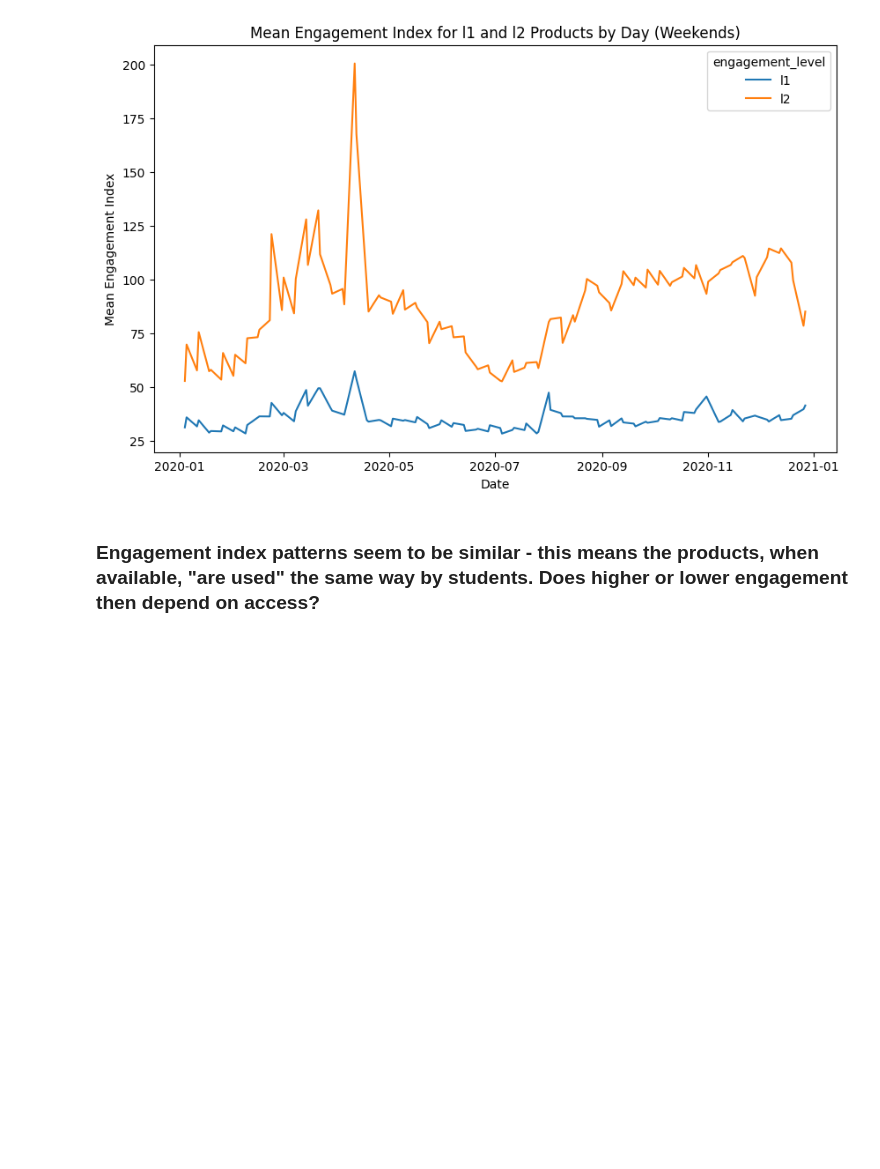
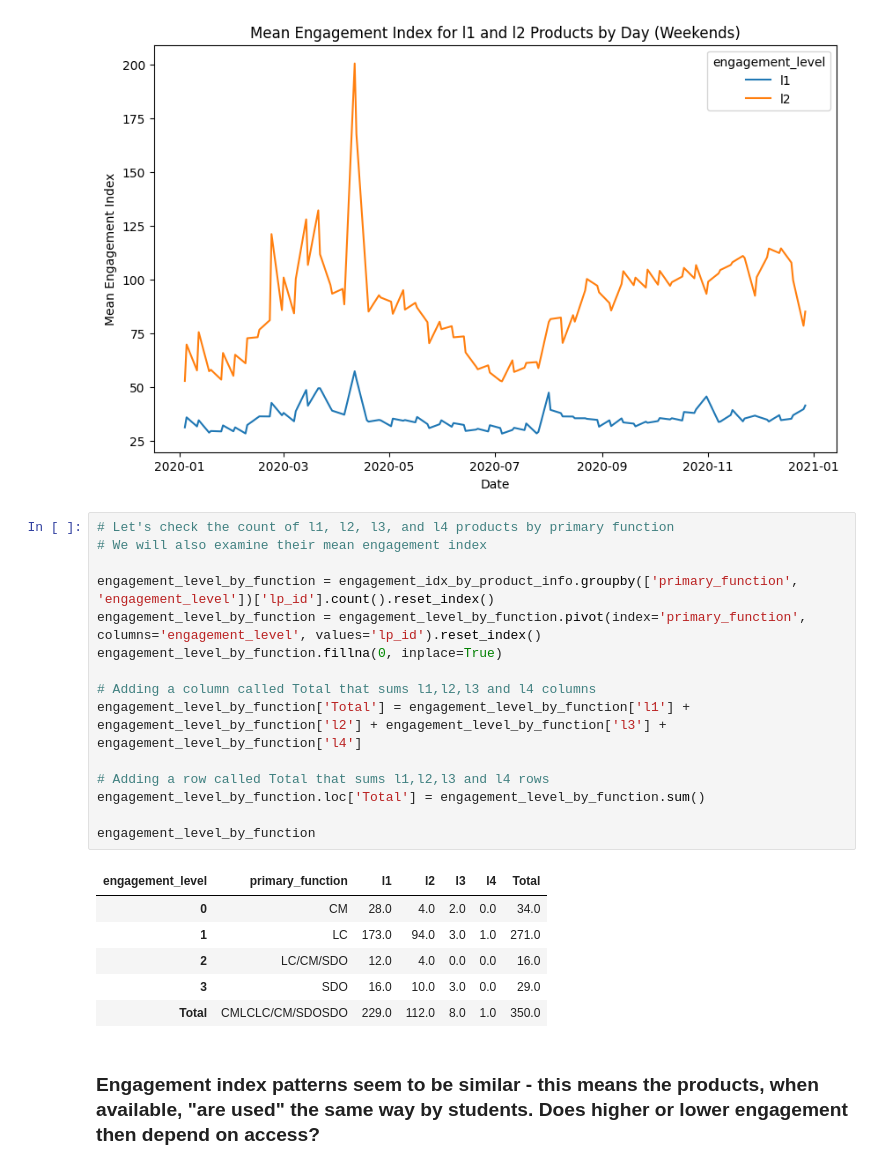
Before and after one commit to eshanprashar/covid_edtech_usage, a Jupyter notebook: code/02_00_eda_engagement_data_products.ipynb, the cells around one changed output. Cells and saved outputs as stored; diff of their text form; blank space fills up the shorter version.

Commit message:
finished product analysis, added districts

```diff
--- a/code/02_eda_engagement_data.ipynb
+++ b/code/02_00_eda_engagement_data_products.ipynb
@@ -649,6 +652,28 @@ plt.show()
 # %% [output]
 [figure]
 [figure]
+# %%
+# Let's check the count of l1, l2, l3, and l4 products by primary function
+# We will also examine their mean engagement index
+
+engagement_level_by_function = engagement_idx_by_product_info.groupby(['primary_function', 'engagement_level'])['lp_id'].count().reset_index()
+engagement_level_by_function = engagement_level_by_function.pivot(index='primary_function', columns='engagement_level', values='lp_id').reset_index()
+engagement_level_by_function.fillna(0, inplace=True)
+
+# Adding a column called Total that sums l1,l2,l3 and l4 columns
+engagement_level_by_function['Total'] = engagement_level_by_function['l1'] + engagement_level_by_function['l2'] + engagement_level_by_function['l3'] + engagement_level_by_function['l4']
+
+# Adding a row called Total that sums l1,l2,l3 and l4 rows
+engagement_level_by_function.loc['Total'] = engagement_level_by_function.sum()
+
+engagement_level_by_function
+# %% [output]
+| engagement_level | primary_function | l1 | l2 | l3 | l4 | Total |
+| 0 | CM | 28.0 | 4.0 | 2.0 | 0.0 | 34.0 |
+| 1 | LC | 173.0 | 94.0 | 3.0 | 1.0 | 271.0 |
+| 2 | LC/CM/SDO | 12.0 | 4.0 | 0.0 | 0.0 | 16.0 |
+| 3 | SDO | 16.0 | 10.0 | 3.0 | 0.0 | 29.0 |
+| Total | CMLCLC/CM/SDOSDO | 229.0 | 112.0 | 8.0 | 1.0 | 350.0 |
 # %% [markdown]
 ### Engagement index patterns seem to be similar - this means the products, when available, "are used" the same way by students. Does higher or lower engagement then depend on access?
 # %%
```
Also changed, not shown: parts of 4 cells of this notebook, 6 other files.
